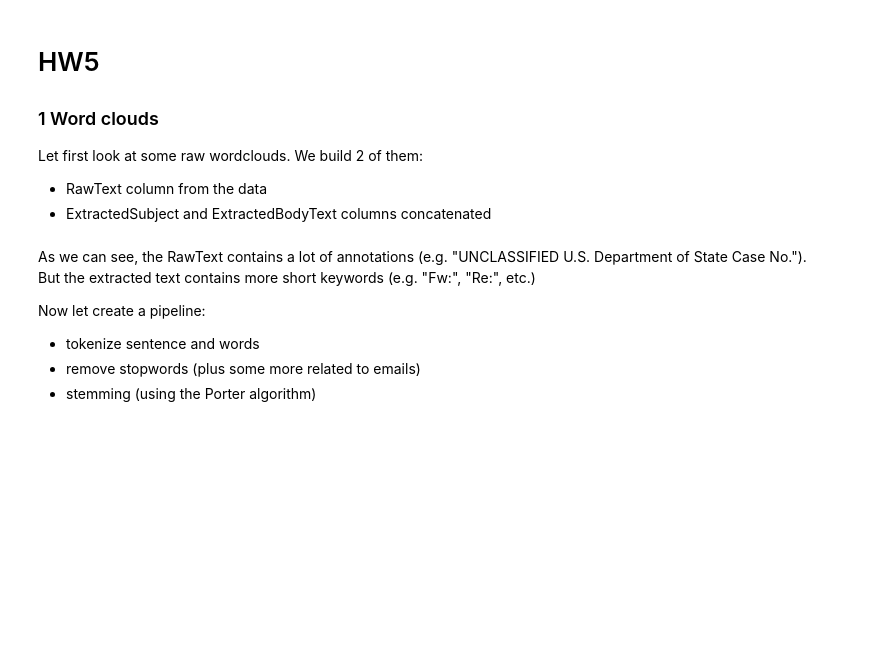
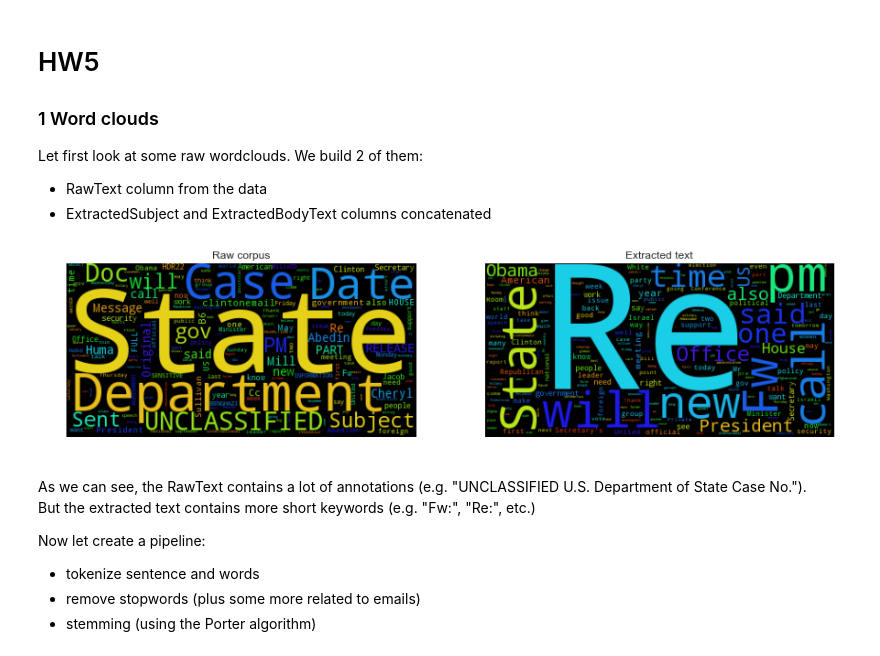
Before and after one commit to fdevillard/ada-homeworks, a Jupyter notebook: 05 - Taming Text/HW5.ipynb, the cells around one changed output. Cells and saved outputs as stored; diff of their text form; code cells hidden in the pictures; blank space fills up the shorter version.

```diff
--- a/05 - Taming Text/HW5.ipynb
+++ b/05 - Taming Text/HW5.ipynb
@@ -14,22 +14,24 @@ Let first look at some raw wordclouds. We build 2 of them:
 - RawText column from the data
 - ExtractedSubject and ExtractedBodyText columns concatenated
 # %%
-emails = pd.read_csv('hillary-clinton-emails/Emails.csv')
-raw_corpus = '\n'.join(emails.RawText)
-extracted_text = emails.ExtractedSubject.fillna('\n') + emails.ExtractedBodyText.fillna('\n')
+all_emails = pd.read_csv('hillary-clinton-emails/Emails.csv')
+raw_corpus = '\n'.join(all_emails.RawText)
+extracted_text = all_emails.ExtractedSubject.fillna('\n') + all_emails.ExtractedBodyText.fillna('\n')
 extracted_emails = pd.DataFrame(extracted_text, columns=['Text'])
 extracted_corpus = '\n'.join(extracted_emails.Text)
 # %%
 wordcloud = WordCloud().generate(raw_corpus)
 wordcloud_extracted = WordCloud().generate(extracted_corpus)
-f, (ax1, ax2) = plt.subplots(1, 2, figsize=(10,15))
+f, (ax1, ax2) = plt.subplots(1, 2, figsize=(15,10))
 ax1.imshow(wordcloud)
 ax1.set_title('Raw corpus')
 ax1.axis('off')
 ax2.imshow(wordcloud_extracted)
 ax2.set_title('Extracted text')
 ax2.axis('off')
 plt.show()
+# %% [output]
+[figure, added]
 # %% [markdown]
 As we can see, the RawText contains a lot of annotations (e.g. "UNCLASSIFIED U.S. Department of State Case No.").
 But the extracted text contains more short keywords (e.g. "Fw:", "Re:", etc.)
```
Also changed, not shown: parts of 24 cells of this notebook, 8 other files.
